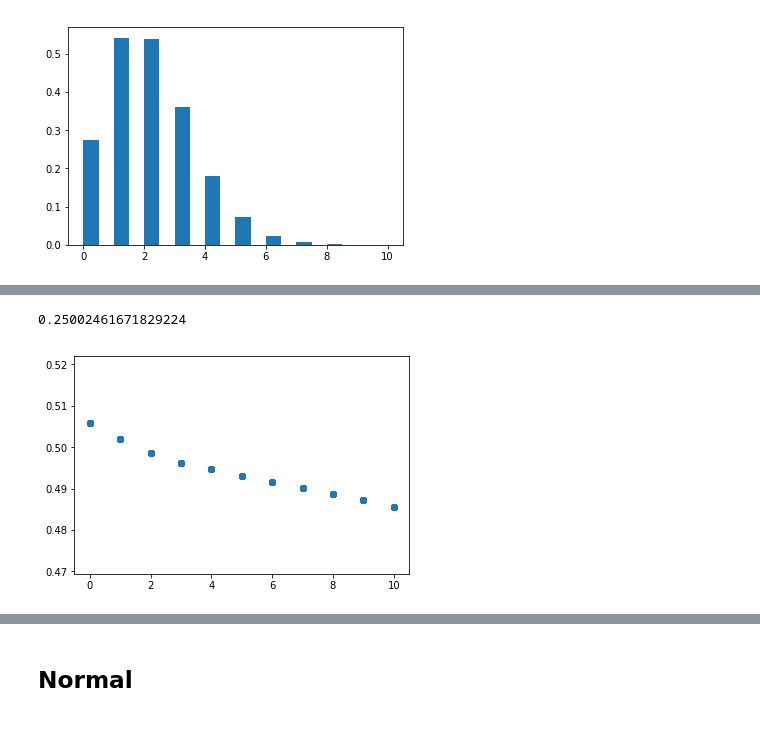
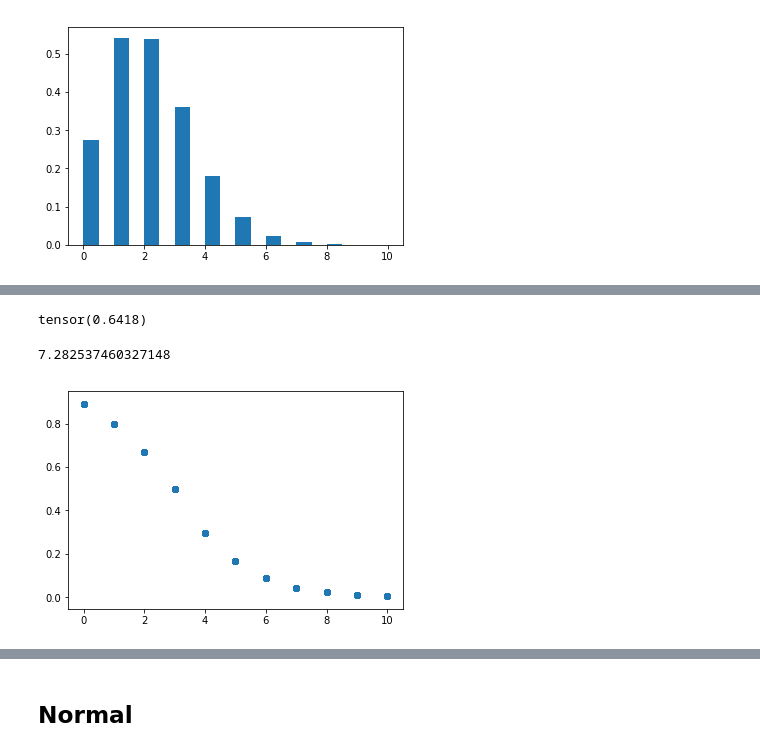
Before and after one commit to montefiore-institute/hypothesis, a Jupyter notebook: examples/classifier_metropolis_hastings.ipynb, the cells around one changed output, grey strips where cells are left out. Drawn from its saved outputs; the diff is of its cells as text; code cells hidden in the pictures.

```diff
--- a/examples/classifier_metropolis_hastings.ipynb
+++ b/examples/classifier_metropolis_hastings.ipynb
@@ -58,13 +58,13 @@ initializer = torch.distributions.uniform.Uniform(0, 5)
 #cmh.infer(x_o, initializer, 1000)
 # %%
 a = initializer.sample().view(-1)
-x_a = cmh._simulate(a)
+x_a = cmh._simulate(theta_true)
 print(a)
 b = initializer.sample().view(-1)
 x_b = cmh._simulate(b)
 print(b)
 
-bins=40
+bins=20
 plt.hist(x_a.numpy(), bins=bins, label="A", density=True)
 plt.hist(x_b.numpy(), bins=bins, alpha=.75, label="B", density=True)
 plt.hist(x_o.numpy(), bins=25, alpha=.75, label="Observation", density=True)
@@ -143,36 +134,38 @@ plt.show()
+# %%
+classifier(x_o).mean().detach()
+# %% [output]
+tensor(0.6418)
 # %%
 batch_size = 32
 real = torch.ones(batch_size, 1)
 fake = torch.zeros(batch_size, 1)
 
-bce = torch.nn.BCELoss()
+bce = torch.nn.BCELoss(reduction="sum")
+mse = torch.nn.MSELoss(reduction="sum")
 classifier = allocate_classifier()
-theta = torch.tensor(b).view(-1, 1)
-optimizer = torch.optim.RMSprop(classifier.parameters(), lr=.0001)
-for i in range(5000):
+optimizer = torch.optim.Adam(classifier.parameters())
+for i in range(10000):
     x_real = sample(x_o, batch_size)
     x_real.requires_grad = True
     x_fake = sample(x_b, batch_size)
-    #_, x_fake = simulator(T.sample(theta, batch_size))
-    #_, x_fake = simulator(transition.sample(theta, batch_size))
     y_real = classifier(x_real)
     y_fake = classifier(x_fake)
     loss = (mse(y_real, real) + mse(y_fake, fake)) / 2.
-    gradients = torch.autograd.grad(loss, classifier.parameters(), create_graph=True)
-    gradient_norm = 0
-    for gradient in gradients:
-        gradient_norm = gradient_norm + (gradient ** 2).norm(p=1)
-    gradient_norm /= len(gradients)
-    loss = loss + gradient_norm
+    #gradients = torch.autograd.grad(loss, classifier.parameters(), create_graph=True)
+    #gradient_norm = 0
+    #for gradient in gradients:
+    #    gradient_norm = gradient_norm + (gradient ** 2).norm(p=1)
+    #gradient_norm /= len(gradients)
+    #loss = loss + gradient_norm
     #loss = loss + 10. * r1(y_real, x_real).mean()
     optimizer.zero_grad()
     loss.backward()
     optimizer.step()
 
 print(loss.item())
 y = classifier(x_o)
 plt.scatter(x_o.detach().numpy(), y.detach().numpy())
 plt.show()
 # %% [output]
-0.25002461671829224
+7.282537460327148
-[figure, old version]
+[figure, new version]
```
Also changed, not shown: parts of 8 cells of this notebook.
